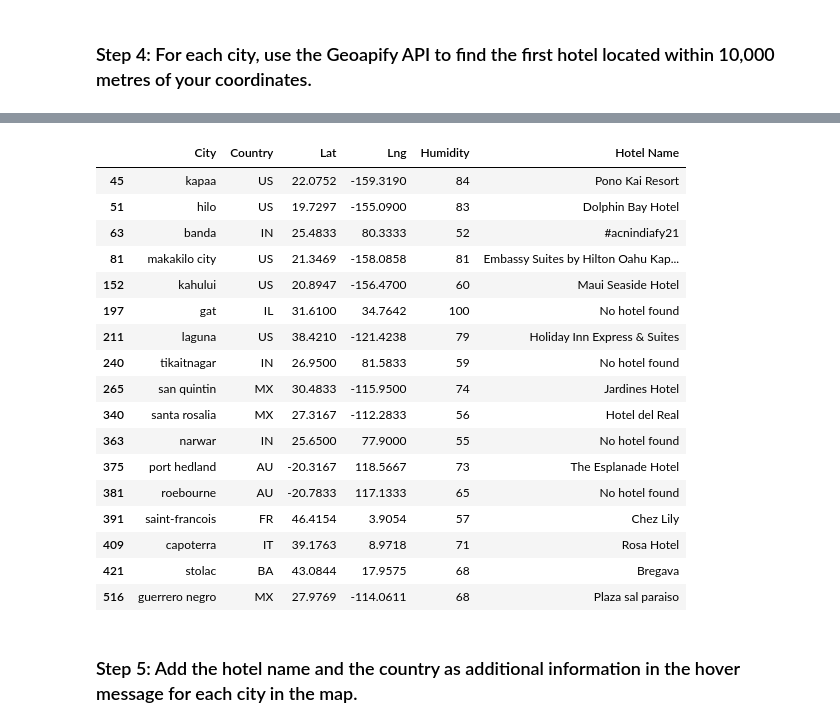
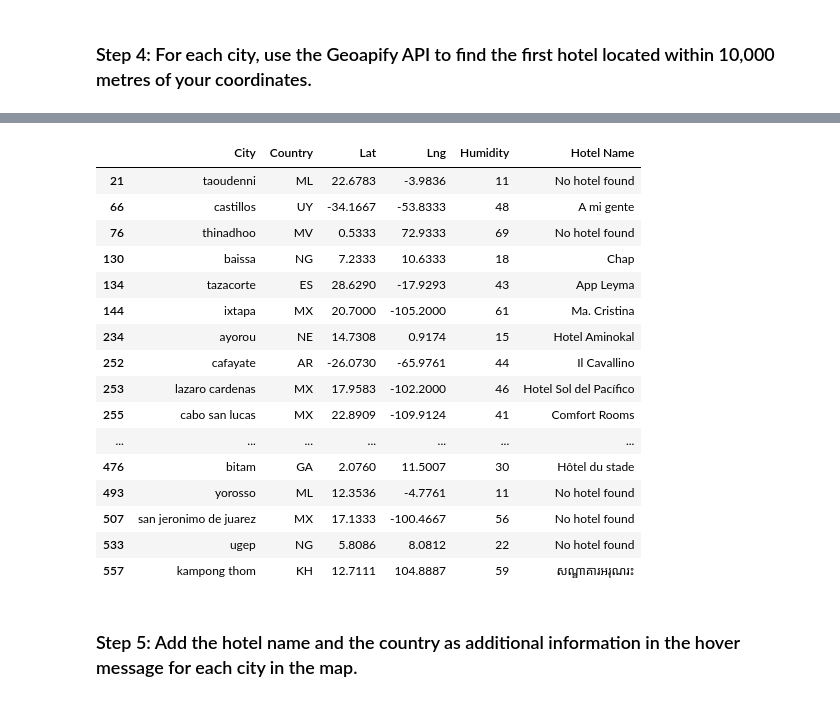
Before and after one commit to Ray-Marshal/python-api-challenge, a Jupyter notebook: Starter_Code/starter_code/Final _VacationPy.ipynb, the cells around one changed output, grey strips where cells are left out. Drawn from its saved outputs; the diff is of its cells as text; code cells hidden in the pictures.

```diff
--- a/Starter_Code/starter_code/Final _VacationPy.ipynb
+++ b/Starter_Code/starter_code/Final _VacationPy.ipynb
@@ -19,7 +17,7 @@ from api_keys import geoapify_key
 [interactive output not drawn]
 # %%
 # Load the CSV file created in Part 1 into a Pandas DataFrame
-city_data_df = pd.read_csv("output_data/cities.csv")
+city_data_df = pd.read_csv("../output_data/cities.csv")
 
 # Display sample data
 city_data_df.head()
@@ -48,12 +55,15 @@ city_data_df.head()
 ### Step 2: Narrow down the `city_data_df` DataFrame to find your ideal weather condition
 # %%
 # Narrow down cities that fit criteria and drop any results with null values
-# YOUR CODE HERE
+
+ideal_vacation_df = city_data_df.loc[(city_data_df['Max Temp'] < 30) &
+                                     (city_data_df['Max Temp'] > 22) &
+                                     (city_data_df['Humidity'] < 70) &
+                                     (city_data_df['Cloudiness'] < 20)]
 
 # Drop any rows with null values
-# YOUR CODE HERE
-
+ideal_vacation_df.dropna()
 # Display sample data
-# YOUR CODE HERE
+ideal_vacation_df
 # %% [output]
 |  | City_ID | City | Lat | Lng | Max Temp | Humidity | Cloudiness | Wind Speed | Country | Date |
@@ -78,12 +87,17 @@ city_data_df.head()
 ### Step 3: Create a new DataFrame called `hotel_df`.
 # %%
 # Use the Pandas copy function to create DataFrame called hotel_df to store the city, country, coordinates, and humidity
-# YOUR CODE HERE
+hotel_df = pd.DataFrame({"City": ideal_vacation_df["City"],
+            "Country": ideal_vacation_df["Country"],
+             "Lat": ideal_vacation_df["Lat"],
+             "Lng": ideal_vacation_df["Lng"],
+             "Humidity": ideal_vacation_df["Humidity"],
+            })
 
 # Add an empty column, "Hotel Name," to the DataFrame so you can store the hotel found using the Geoapify API
-# YOUR CODE HERE
+hotel_df["Hotel Name"] = ' '
 
 # Display sample data
-# YOUR CODE HERE
+hotel_df
 # %% [output]
 |  | City | Country | Lat | Lng | Humidity | Hotel Name |
@@ -108,9 +121,13 @@ city_data_df.head()
 ### Step 4: For each city, use the Geoapify API to find the first hotel located within 10,000 metres of your coordinates.
 # %%
 # Set parameters to search for a hotel
-radius = # YOUR CODE HERE
+radius = 10000
 params = {
-    # YOUR CODE HERE
+    "categories": "accommodation.hotel",
+    "limit": 1,
+    "filter": " ",
+    "bias": " ",
+    "apiKey": geoapify_key
 }
 
 # Print a message to follow up the hotel search
@@ -119,21 +136,22 @@ print("Starting hotel search")
 # Iterate through the hotel_df DataFrame
 for index, row in hotel_df.iterrows():
     # get latitude, longitude from the DataFrame
-    # YOUR CODE HERE
+    latitude = row["Lat"]
+    longitude = row["Lng"]
 
     # Add filter and bias parameters with the current city's latitude and longitude to the params dictionary
-    params["filter"] = # YOUR CODE HERE
-    params["bias"] = # YOUR CODE HERE
+    params["filter"] = f"circle:{longitude},{latitude},{radius}"
+    params["bias"] = f"proximity:{longitude},{latitude}"
 
     # Set base URL
     base_url = "https://api.geoapify.com/v2/places"
 
 
     # Make and API request using the params dictionaty
-    name_address = # YOUR CODE HERE
+    name_address = requests.get(base_url, params=params)
 
     # Convert the API response to JSON format
-    name_address = # YOUR CODE HERE
+    name_address = name_address.json()
 
     # Grab the first hotel from the results and store the name in the hotel_df DataFrame
     try:
@@ -169,20 +186,19 @@ guerrero negro - nearest hotel: Plaza sal paraiso
 |  | City | Country | Lat | Lng | Humidity | Hotel Name |
-| 45 | kapaa | US | 22.0752 | -159.3190 | 84 | Pono Kai Resort |
-| 51 | hilo | US | 19.7297 | -155.0900 | 83 | Dolphin Bay Hotel |
-| 63 | banda | IN | 25.4833 | 80.3333 | 52 | #acnindiafy21 |
-| 81 | makakilo city | US | 21.3469 | -158.0858 | 81 | Embassy Suites by Hilton Oahu Kap... |
-| 152 | kahului | US | 20.8947 | -156.4700 | 60 | Maui Seaside Hotel |
-| 197 | gat | IL | 31.6100 | 34.7642 | 100 | No hotel found |
-| 211 | laguna | US | 38.4210 | -121.4238 | 79 | Holiday Inn Express & Suites |
-| 240 | tikaitnagar | IN | 26.9500 | 81.5833 | 59 | No hotel found |
-| 265 | san quintin | MX | 30.4833 | -115.9500 | 74 | Jardines Hotel |
-| 340 | santa rosalia | MX | 27.3167 | -112.2833 | 56 | Hotel del Real |
-| 363 | narwar | IN | 25.6500 | 77.9000 | 55 | No hotel found |
-| 375 | port hedland | AU | -20.3167 | 118.5667 | 73 | The Esplanade Hotel |
-| 381 | roebourne | AU | -20.7833 | 117.1333 | 65 | No hotel found |
-| 391 | saint-francois | FR | 46.4154 | 3.9054 | 57 | Chez Lily |
-| 409 | capoterra | IT | 39.1763 | 8.9718 | 71 | Rosa Hotel |
-| 421 | stolac | BA | 43.0844 | 17.9575 | 68 | Bregava |
-| 516 | guerrero negro | MX | 27.9769 | -114.0611 | 68 | Plaza sal paraiso |
+| 21 | taoudenni | ML | 22.6783 | -3.9836 | 11 | No hotel found |
+| 66 | castillos | UY | -34.1667 | -53.8333 | 48 | A mi gente |
+| 76 | thinadhoo | MV | 0.5333 | 72.9333 | 69 | No hotel found |
+| 130 | baissa | NG | 7.2333 | 10.6333 | 18 | Chap |
+| 134 | tazacorte | ES | 28.6290 | -17.9293 | 43 | App Leyma |
+| 144 | ixtapa | MX | 20.7000 | -105.2000 | 61 | Ma. Cristina |
+| 234 | ayorou | NE | 14.7308 | 0.9174 | 15 | Hotel Aminokal |
+| 252 | cafayate | AR | -26.0730 | -65.9761 | 44 | Il Cavallino |
+| 253 | lazaro cardenas | MX | 17.9583 | -102.2000 | 46 | Hotel Sol del Pacífico |
+| 255 | cabo san lucas | MX | 22.8909 | -109.9124 | 41 | Comfort Rooms |
+| ... | ... | ... | ... | ... | ... | ... |
+| 476 | bitam | GA | 2.0760 | 11.5007 | 30 | Hôtel du stade |
+| 493 | yorosso | ML | 12.3536 | -4.7761 | 11 | No hotel found |
+| 507 | san jeronimo de juarez | MX | 17.1333 | -100.4667 | 56 | No hotel found |
+| 533 | ugep | NG | 5.8086 | 8.0812 | 22 | No hotel found |
+| 557 | kampong thom | KH | 12.7111 | 104.8887 | 59 | សណ្ឋាគារអរុណរះ |
 # %% [markdown]
 ### Step 5: Add the hotel name and the country as additional information in the hover message for each city in the map.
```
Also changed, not shown: parts of 8 cells of this notebook.
